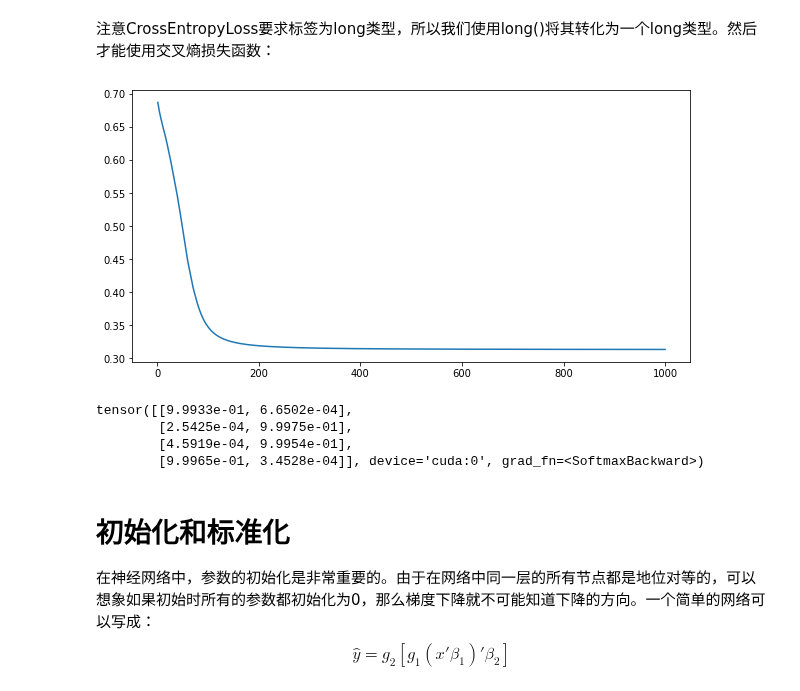
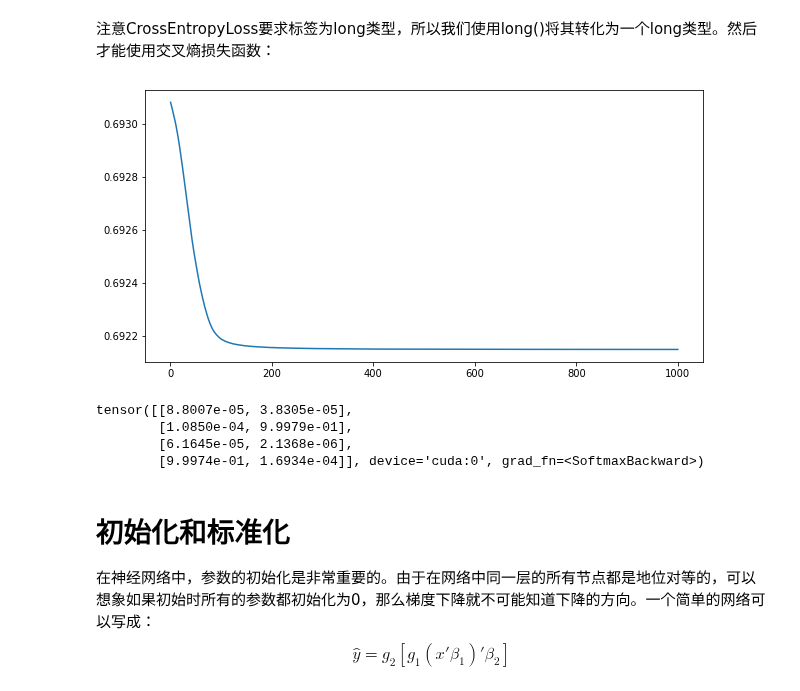
Before and after one commit to sijichun/PythonTutor, a Jupyter notebook: NN.ipynb, the cells around one changed output. Drawn from its saved outputs; the diff is of its cells as text; code cells hidden in the pictures.

```diff
--- a/NN.ipynb
+++ b/NN.ipynb
@@ -565,7 +550,8 @@ class XOR_net(nn.Module):
         # 第一层：线性组合，2个输入6个输出
         self.layer1=nn.Sequential(nn.Linear(2,6),nn.ReLU(inplace=True))
         # 第二层：线性组合，6个输入2个输出，注意使用了Softmax激活函数
-        self.layer2=nn.Sequential(nn.Linear(6,2), nn.Softmax())
+        # dim=0代表在哪个维度上加起来为1，这里只有一个维度，所以是0
+        self.layer2=nn.Sequential(nn.Linear(6,2), nn.Softmax(dim=0))
     def forward(self,x):
         x=self.layer1(x)
         x=self.layer2(x)
@@ -577,38 +563,38 @@ criterion=nn.CrossEntropyLoss()
 optimizer=optim.Adam(model.parameters(), lr=0.01)
 losses=[]
 for i in range(1000):
     for x,y in xor_dl2:
         # 将x计算预测值
         y_pred=model(x.to(device))
         # 计算损失
         loss=criterion(y_pred, y.to(device))
         losses.append(loss.item())
         # 反向传播
         optimizer.zero_grad()
         loss.backward()
         optimizer.step()
 
 import matplotlib.pyplot as plt
 %matplotlib inline
 plt.rcParams['figure.figsize'] = (10.0, 5.0)
 
 i=np.arange(len(losses))+1
 plt.plot(i,np.array(losses))
 plt.show()
 
 X_pred=torch.tensor([[0.0,0],[0,1],[1,0],[1,1]]).to(device)
 
 # 改为预测模式
 model.eval()
 # 预测
 result=model(X_pred)
 print(result)
 # %% [output]
-[figure, old version]
+[figure, new version]
-tensor([[9.9933e-01, 6.6502e-04],
-        [2.5425e-04, 9.9975e-01],
-        [4.5919e-04, 9.9954e-01],
-        [9.9965e-01, 3.4528e-04]], device='cuda:0', grad_fn=<SoftmaxBackward>)
+tensor([[8.8007e-05, 3.8305e-05],
+        [1.0850e-04, 9.9979e-01],
+        [6.1645e-05, 2.1368e-06],
+        [9.9974e-01, 1.6934e-04]], device='cuda:0', grad_fn=<SoftmaxBackward>)
 # %% [markdown]
 # 初始化和标准化
 
```
Also changed, not shown: parts of 12 cells of this notebook, 3 other files.
